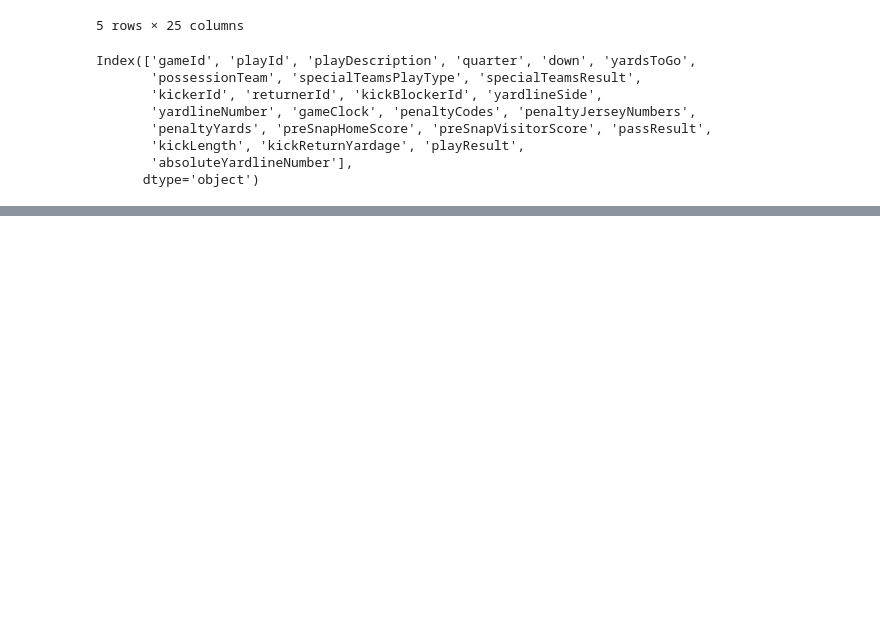
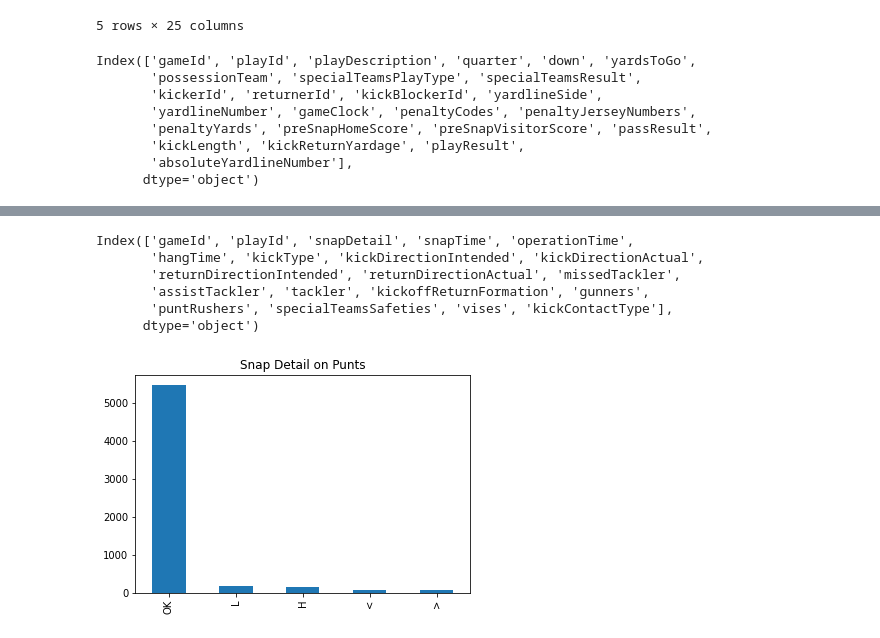
Before and after one commit to adunlop1234/BigDataBowl2022, a Jupyter notebook: Data_Exploration.ipynb, the cells around one changed output, grey strips where cells are left out. Drawn from its saved outputs; the diff is of its cells as text; code cells hidden in the pictures; blank space fills up the shorter version.

```diff
--- a/Data_Exploration.ipynb
+++ b/Data_Exploration.ipynb
@@ -91,0 +101,3 @@ The possible outcomes of a Extra Point are:
+# %%
+# Look at scouting data
+scouting = pd.read_csv('data/PFFScoutingData.csv')
@@ -91,0 +113,15 @@ The possible outcomes of a Extra Point are:
+# %%
+scouting.columns
+# %% [output]
+Index(['gameId', 'playId', 'snapDetail', 'snapTime', 'operationTime',
+       'hangTime', 'kickType', 'kickDirectionIntended', 'kickDirectionActual',
+       'returnDirectionIntended', 'returnDirectionActual', 'missedTackler',
+       'assistTackler', 'tackler', 'kickoffReturnFormation', 'gunners',
+       'puntRushers', 'specialTeamsSafeties', 'vises', 'kickContactType'],
+      dtype='object')
+# %%
+axes = scouting.snapDetail.dropna().value_counts().plot.bar()
+axes.set_title('Snap Detail on Punts')
+plt.show()
+# %% [output]
+[figure, added]
```
Also changed, not shown: parts of 11 cells of this notebook.
